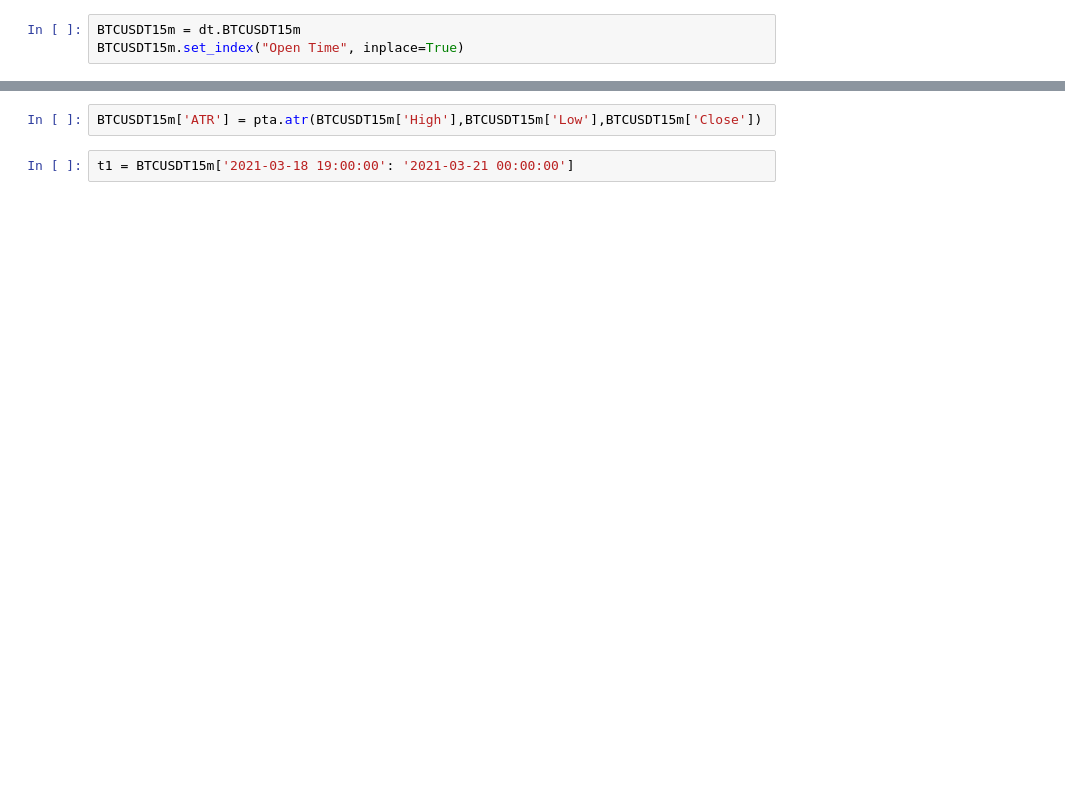
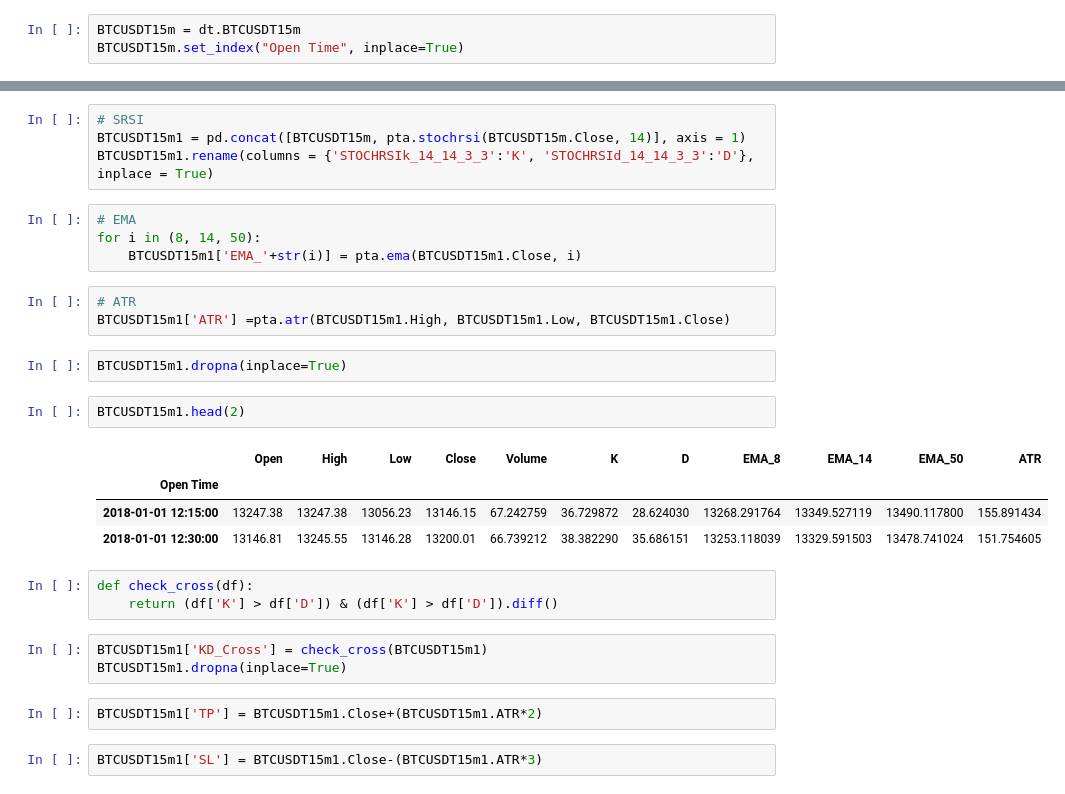
Before and after one commit to if722399/myst_proyecto_eq6, a Jupyter notebook: testH.ipynb, the cells around one changed output, grey strips where cells are left out. Drawn from its saved outputs; the diff is of its cells as text; blank space fills up the shorter version.

```diff
--- a/testH.ipynb
+++ b/testH.ipynb
@@ -21,4 +16,30 @@ The ATR is a volatility indicator that shows how much an asset moves, on average
+# %%
+# SRSI
+BTCUSDT15m1 = pd.concat([BTCUSDT15m, pta.stochrsi(BTCUSDT15m.Close, 14)], axis = 1)
+BTCUSDT15m1.rename(columns = {'STOCHRSIk_14_14_3_3':'K', 'STOCHRSId_14_14_3_3':'D'}, inplace = True)
+# %%
+# EMA
+for i in (8, 14, 50):
+    BTCUSDT15m1['EMA_'+str(i)] = pta.ema(BTCUSDT15m1.Close, i)
 # %%
-BTCUSDT15m['ATR'] = pta.atr(BTCUSDT15m['High'],BTCUSDT15m['Low'],BTCUSDT15m['Close'])
+# ATR
+BTCUSDT15m1['ATR'] =pta.atr(BTCUSDT15m1.High, BTCUSDT15m1.Low, BTCUSDT15m1.Close)
-# %%
-t1 = BTCUSDT15m['2021-03-18 19:00:00': '2021-03-21 00:00:00']
+# %%
+BTCUSDT15m1.dropna(inplace=True)
+# %%
+BTCUSDT15m1.head(2)
+# %% [output]
+|  | Open | High | Low | Close | Volume | K | D | EMA_8 | EMA_14 | EMA_50 | ATR |
+| Open Time |  |  |  |  |  |  |  |  |  |  |  |
+| 2018-01-01 12:15:00 | 13247.38 | 13247.38 | 13056.23 | 13146.15 | 67.242759 | 36.729872 | 28.624030 | 13268.291764 | 13349.527119 | 13490.117800 | 155.891434 |
+| 2018-01-01 12:30:00 | 13146.81 | 13245.55 | 13146.28 | 13200.01 | 66.739212 | 38.382290 | 35.686151 | 13253.118039 | 13329.591503 | 13478.741024 | 151.754605 |
+# %%
+def check_cross(df):
+    return (df['K'] > df['D']) & (df['K'] > df['D']).diff()
+# %%
+BTCUSDT15m1['KD_Cross'] = check_cross(BTCUSDT15m1)
+BTCUSDT15m1.dropna(inplace=True)
+# %%
+BTCUSDT15m1['TP'] = BTCUSDT15m1.Close+(BTCUSDT15m1.ATR*2)
+# %%
+BTCUSDT15m1['SL'] = BTCUSDT15m1.Close-(BTCUSDT15m1.ATR*3)
```
Also changed, not shown: parts of 58 cells of this notebook.
